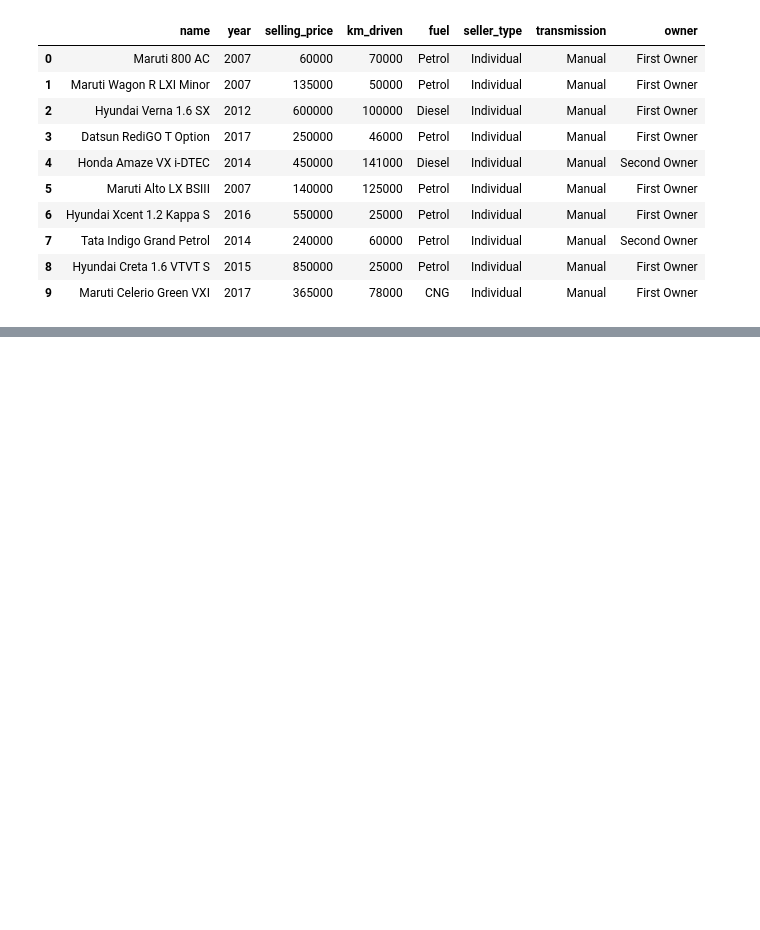
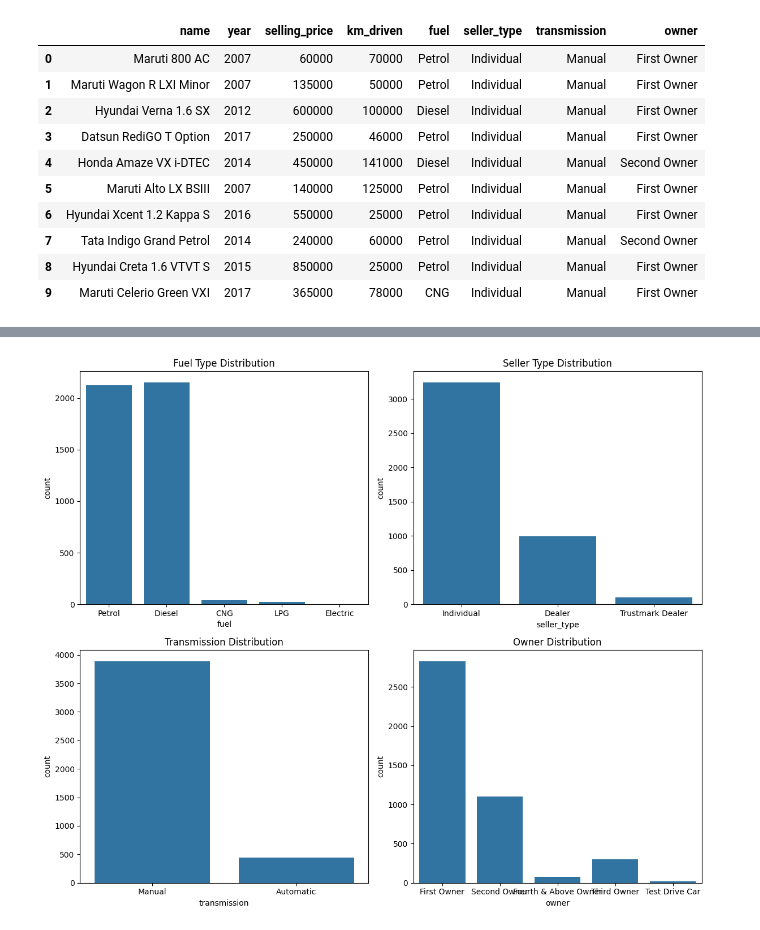
Before and after one commit to ArihantJain007/Vehicle-Price-Prediction, a Jupyter notebook: notebooks/baseline.ipynb, the cells around one changed output, grey strips where cells are left out. Cells and saved outputs as stored; diff of their text form; code cells hidden in the pictures; blank space fills up the shorter version.

```diff
--- a/notebooks/baseline.ipynb
+++ b/notebooks/baseline.ipynb
@@ -20,0 +99,14 @@ raw_df.head(10)
+# %%
+fig, axes = plt.subplots(2, 2, figsize=(12, 10))
+sns.countplot(data=raw_df, x='fuel', ax=axes[0,0])
+axes[0,0].set_title('Fuel Type Distribution')
+sns.countplot(data=raw_df, x='seller_type', ax=axes[0,1])
+axes[0,1].set_title('Seller Type Distribution')
+sns.countplot(data=raw_df, x='transmission', ax=axes[1,0])
+axes[1,0].set_title('Transmission Distribution')
+sns.countplot(data=raw_df, x='owner', ax=axes[1,1])
+axes[1,1].set_title('Owner Distribution')
+plt.tight_layout()
+plt.show()
+# %% [output]
+[figure, added]
```
Also changed, not shown: parts of 23 cells of this notebook.
